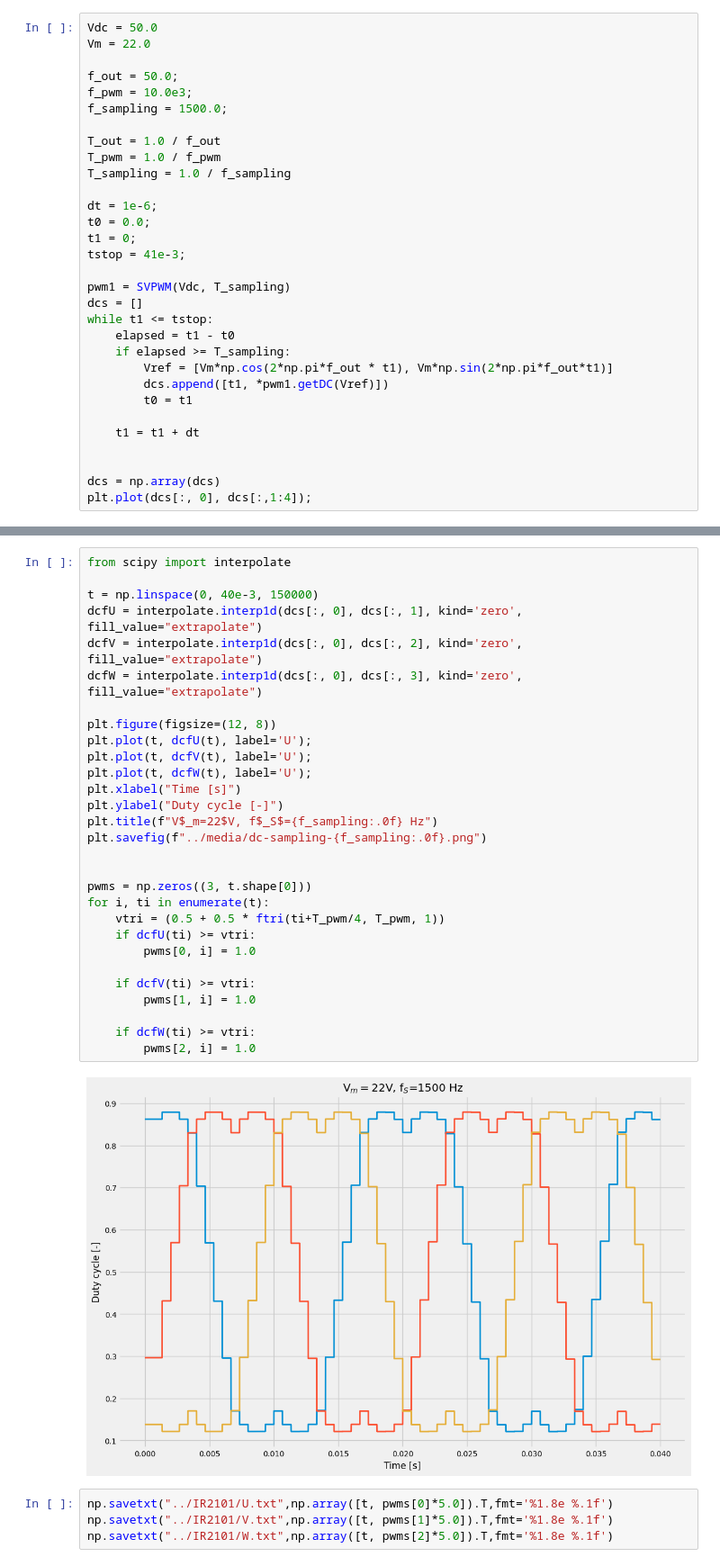
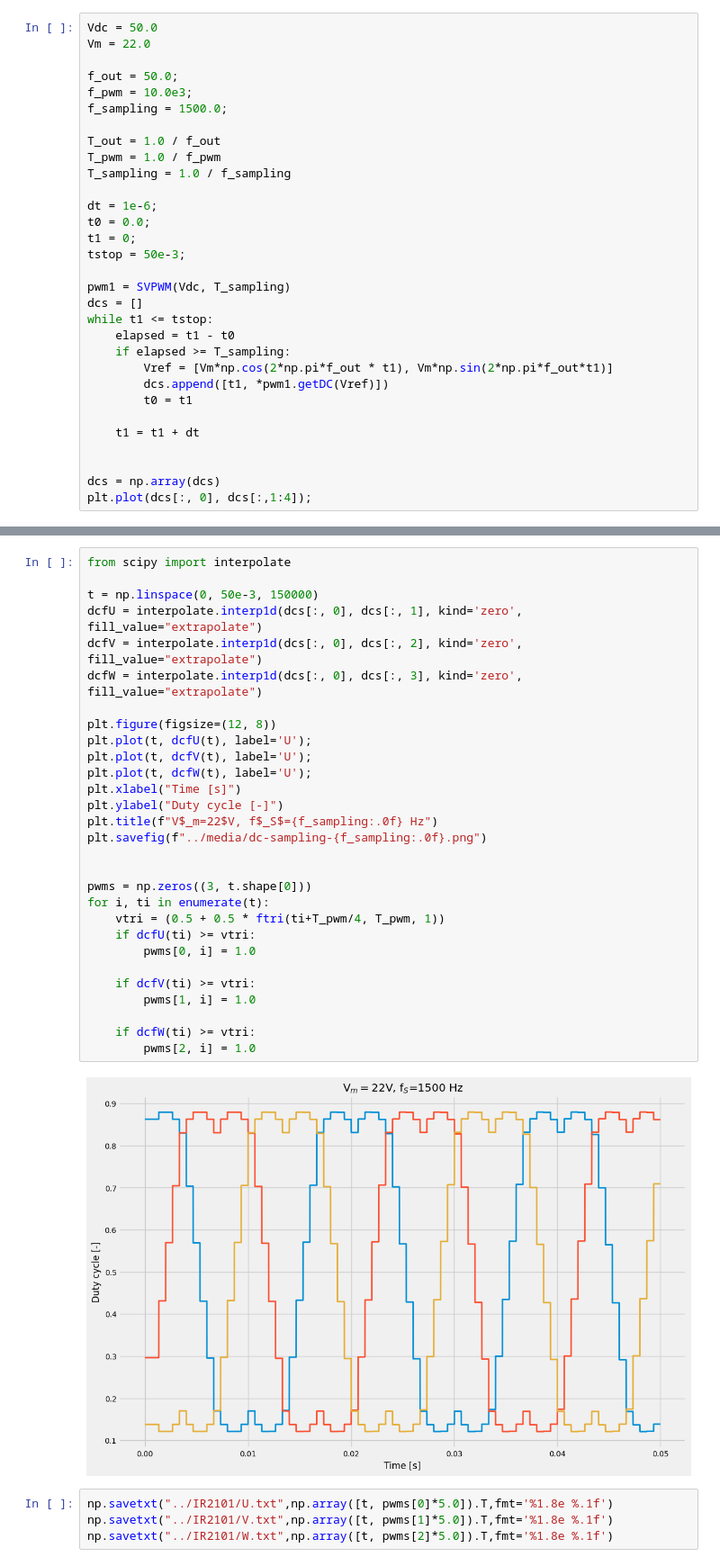
Before and after one commit to gadokrisztian/stm-svpwm, a Jupyter notebook: python/newpythonimplementation.ipynb, the cells around one changed output, grey strips where cells are left out. Shown: that part at 90% size. Drawn from its saved outputs; the diff is of its cells as text.

```diff
--- a/python/newpythonimplementation.ipynb
+++ b/python/newpythonimplementation.ipynb
@@ -226,7 +226,7 @@ T_sampling = 1.0 / f_sampling
 dt = 1e-6;
 t0 = 0.0;
 t1 = 0;
-tstop = 41e-3;
+tstop = 50e-3;
 
 pwm1 = SVPWM(Vdc, T_sampling)
 dcs = []
@@ -247,34 +247,34 @@ plt.plot(dcs[:, 0], dcs[:,1:4]);
 # %%
 from scipy import interpolate
 
-t = np.linspace(0, 40e-3, 150000)
+t = np.linspace(0, 50e-3, 150000)
 dcfU = interpolate.interp1d(dcs[:, 0], dcs[:, 1], kind='zero', fill_value="extrapolate")
 dcfV = interpolate.interp1d(dcs[:, 0], dcs[:, 2], kind='zero', fill_value="extrapolate")
 dcfW = interpolate.interp1d(dcs[:, 0], dcs[:, 3], kind='zero', fill_value="extrapolate")
 
 plt.figure(figsize=(12, 8))
 plt.plot(t, dcfU(t), label='U');
 plt.plot(t, dcfV(t), label='U');
 plt.plot(t, dcfW(t), label='U');
 plt.xlabel("Time [s]")
 plt.ylabel("Duty cycle [-]")
 plt.title(f"V$_m=22$V, f$_S$={f_sampling:.0f} Hz")
 plt.savefig(f"../media/dc-sampling-{f_sampling:.0f}.png")
 
 
 pwms = np.zeros((3, t.shape[0]))
 for i, ti in enumerate(t):
     vtri = (0.5 + 0.5 * ftri(ti+T_pwm/4, T_pwm, 1))
     if dcfU(ti) >= vtri:
         pwms[0, i] = 1.0
 
     if dcfV(ti) >= vtri:
         pwms[1, i] = 1.0
 
     if dcfW(ti) >= vtri:
         pwms[2, i] = 1.0
 # %% [output]
-[figure, old version]
+[figure, new version]
 # %%
 np.savetxt("../IR2101/U.txt",np.array([t, pwms[0]*5.0]).T,fmt='%1.8e %.1f')
 np.savetxt("../IR2101/V.txt",np.array([t, pwms[1]*5.0]).T,fmt='%1.8e %.1f')
```
Also changed, not shown: parts of 4 cells of this notebook, 5 other files.
